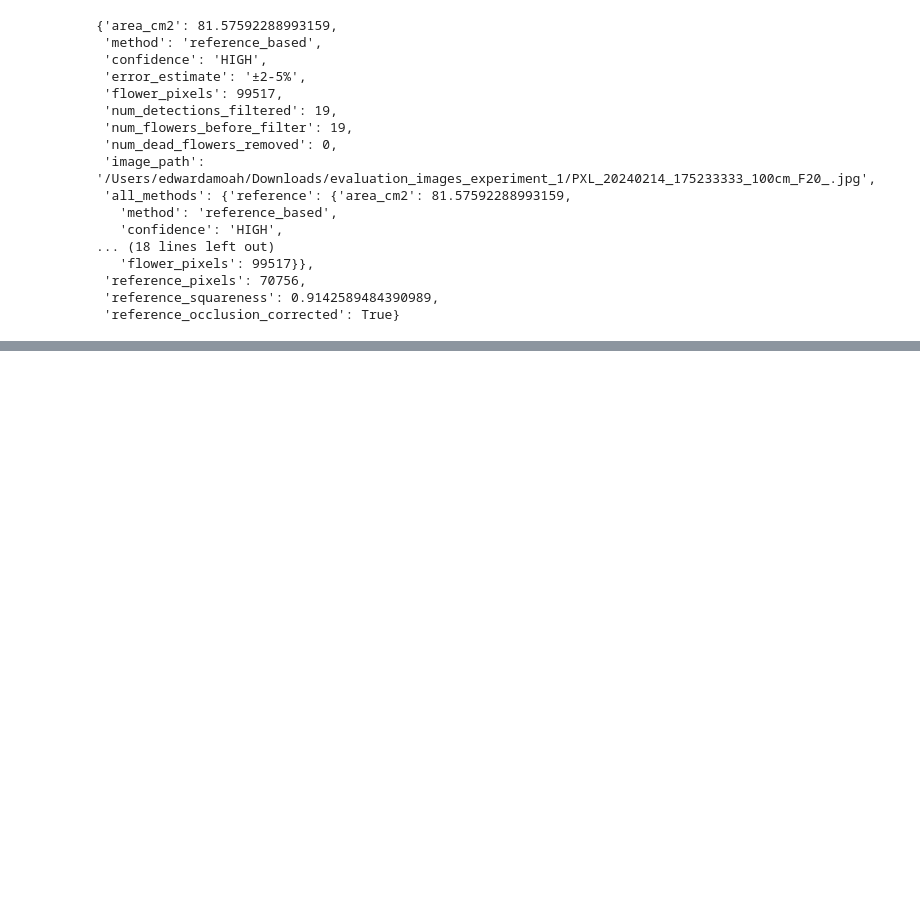
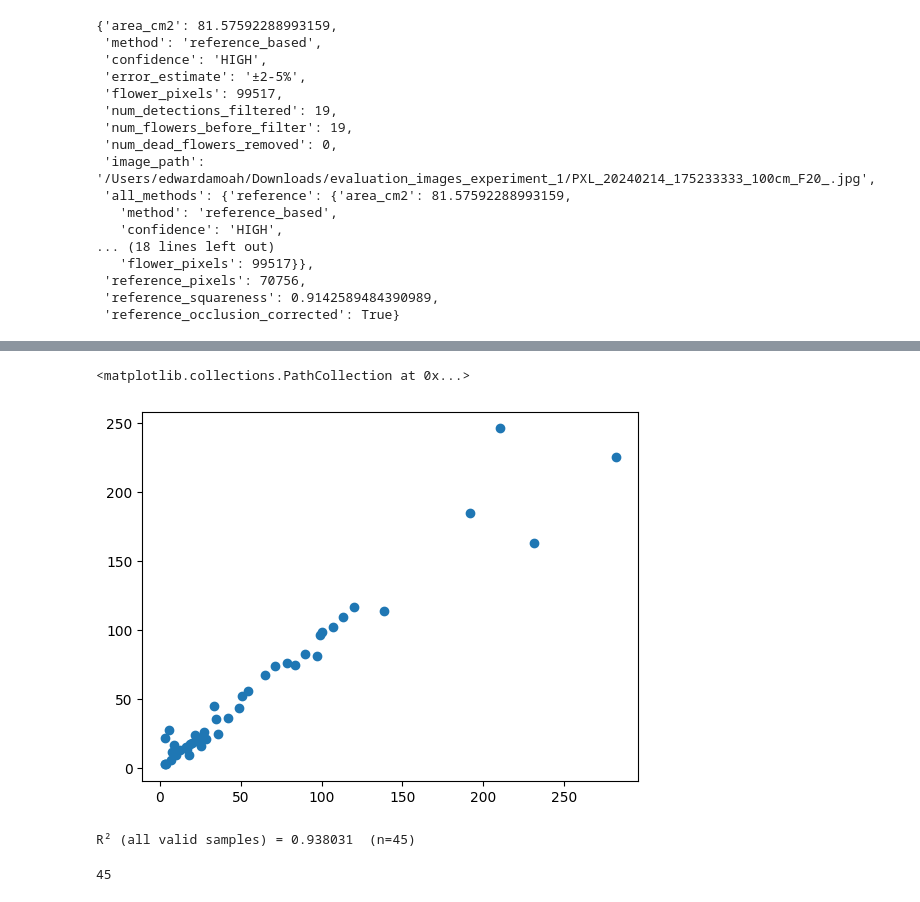
Before and after one commit to eai6/FloralArea_Web, a Jupyter notebook: research/notebooks/hannah_data_analysis.ipynb, the cells around one changed output, grey strips where cells are left out. Saved outputs shown, nothing was run; the diff lists cells and outputs as text; code cells hidden in the pictures; blank space fills up the shorter version.

```diff
--- a/research/notebooks/hannah_data_analysis.ipynb
+++ b/research/notebooks/hannah_data_analysis.ipynb
@@ -679,0 +1168,31 @@ result
+# %%
+data2 = data2[data2['predicted_area_cm2'] < 500]
+plt.scatter(data2['measured_area_cm2'], data2['predicted_area_cm2'])
+# %% [output]
+<matplotlib.collections.PathCollection at 0x...>
+[figure, added]
+# %%
+# compute R² for data2
+if 'data2' not in globals():
+    raise NameError("data2 not found. Run previous cells that create data2.")
+
+y_true = data2['measured_area_cm2'].to_numpy()
+y_pred = data2['predicted_area_cm2'].to_numpy()
+mask = ~np.isnan(y_true) & ~np.isnan(y_pred)
+
+if mask.sum() == 0:
+    print("No valid samples to compute R²")
+else:
+    r2 = r2_score(y_true[mask], y_pred[mask])
+    print(f"R² (all valid samples) = {r2:.6f}  (n={mask.sum()})")
+    if 'is_outlier' in data2.columns:
+        no_out_mask = mask & (~data2['is_outlier'].to_numpy())
+        if no_out_mask.sum() > 0:
+            r2_no_out = r2_score(y_true[no_out_mask], y_pred[no_out_mask])
+            print(f"R² (without outliers) = {r2_no_out:.6f}  (n={no_out_mask.sum()})")
+# %% [output]
+R² (all valid samples) = 0.938031  (n=45)
+# %%
+len(data2)
+# %% [output]
+45
```
Also changed, not shown: parts of 57 cells of this notebook, 8 other files.
